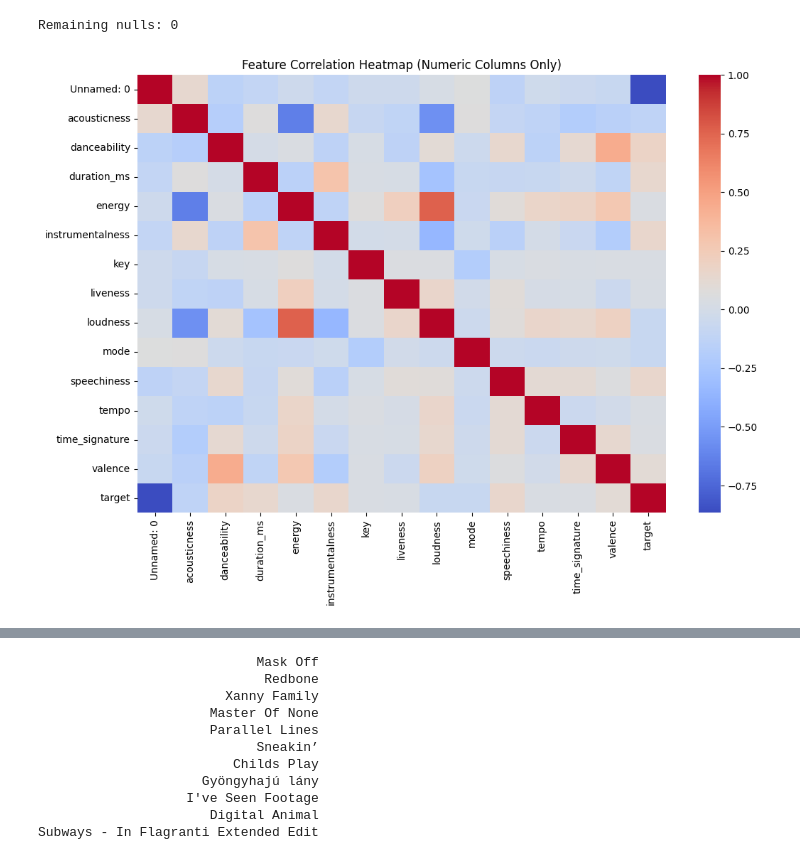
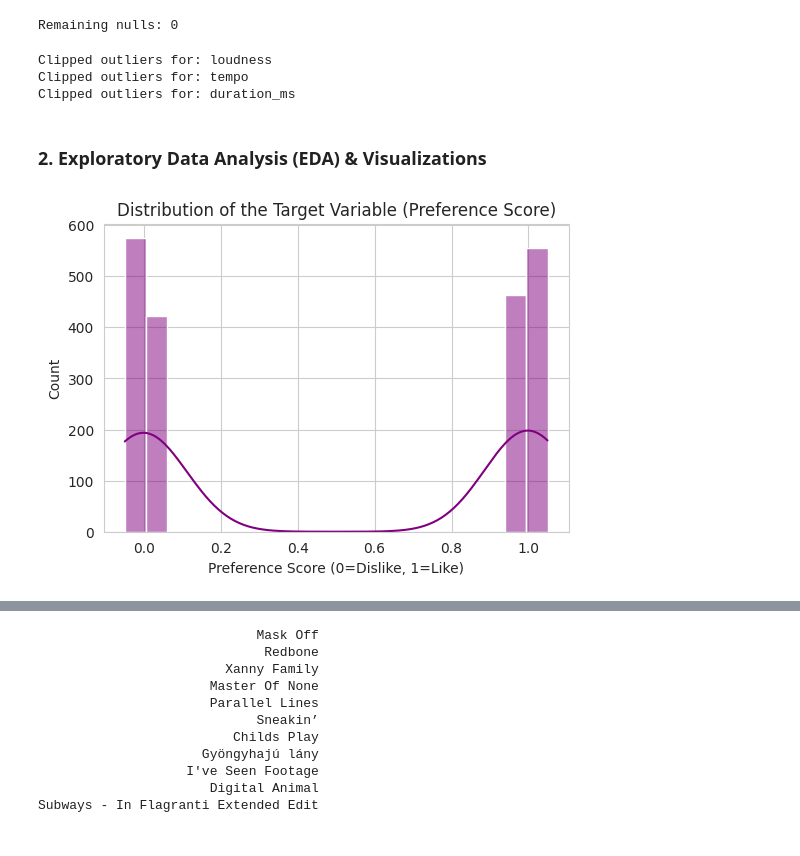
Before and after one commit to arunnats/Music-Taste-Predictor, a Jupyter notebook: Music_taste_predictor.ipynb, the cells around one changed output, grey strips where cells are left out. Saved outputs shown, nothing was run; the diff lists cells and outputs as text; code cells hidden in the pictures.

```diff
--- a/Music_taste_predictor.ipynb
+++ b/Music_taste_predictor.ipynb
@@ -5,8 +5,14 @@ import matplotlib.pyplot as plt
 import seaborn as sns
 from sklearn.preprocessing import StandardScaler
 from sklearn.model_selection import train_test_split
+from sklearn.feature_selection import RFE
+from sklearn.linear_model import LinearRegression
+from sklearn.ensemble import RandomForestRegressor, GradientBoostingRegressor
+from sklearn.metrics import mean_absolute_error, mean_squared_error, r2_score
+from sklearn.metrics.pairwise import cosine_similarity
 
 pd.set_option('display.max_columns', None)
+sns.set_style("whitegrid")
 # %%
 # Load dataset
 df = pd.read_csv("./dataset/data.csv")
@@ -80,3 +86,14 @@ df = df.dropna()
 print("Remaining nulls:", df.isnull().sum().sum())
 # %% [output]
 Remaining nulls: 0
+# %%
+# Outlier Treatment (Clipping)
+for col in ['loudness', 'tempo', 'duration_ms']:
+    lower_bound = df[col].quantile(0.01)
+    upper_bound = df[col].quantile(0.99)
+    df[col] = np.clip(df[col], lower_bound, upper_bound)
+    print(f"Clipped outliers for: {col}")
+# %% [output]
+Clipped outliers for: loudness
+Clipped outliers for: tempo
+Clipped outliers for: duration_ms
@@ -83,11 +104,12 @@ Remaining nulls: 0
+# %% [markdown]
+### 2. Exploratory Data Analysis (EDA) & Visualizations
 # %%
-# Feature Correlation Check
-numeric_df = df.select_dtypes(include=[np.number])
-
-plt.figure(figsize=(12, 8))
-sns.heatmap(numeric_df.corr(), cmap='coolwarm', annot=False)
-plt.title("Feature Correlation Heatmap (Numeric Columns Only)")
+# Visualization 1: Target Distribution
+plt.figure(figsize=(6, 4))
+sns.histplot(df['preference_score'], bins=20, kde=True, color='purple')
+plt.title("Distribution of the Target Variable (Preference Score)")
+plt.xlabel("Preference Score (0=Dislike, 1=Like)")
 plt.show()
 # %% [output]
-[figure, old version]
+[figure, new version]
 # %%
```
Also changed, not shown: parts of 18 cells of this notebook.
